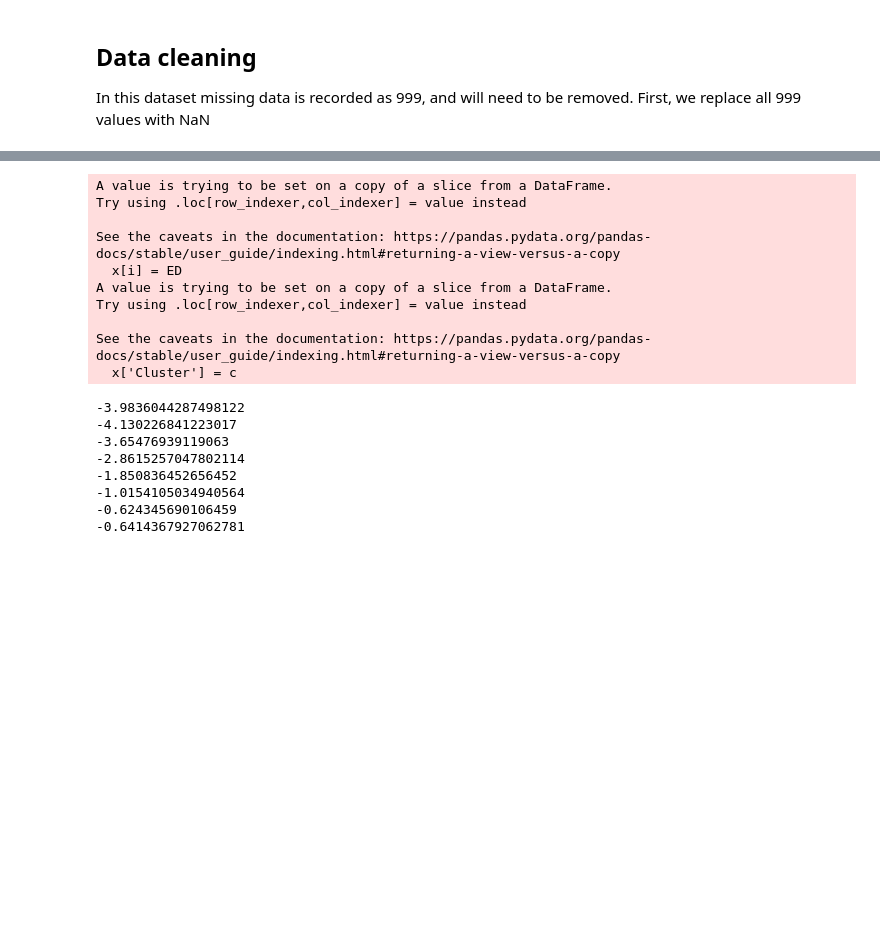
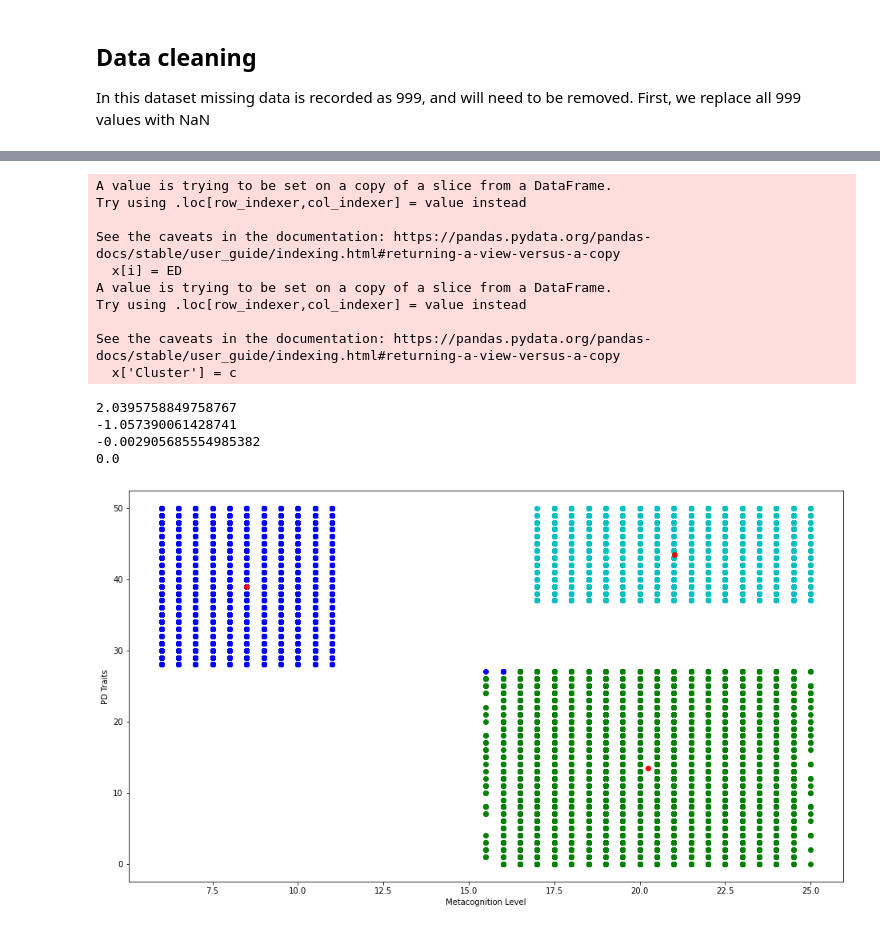
Before and after one commit to NGabry/K-Means-Clustering-Metacognition, a Jupyter notebook: Metacog_Cluster_Analysis.ipynb, the cells around one changed output, grey strips where cells are left out. Drawn from its saved outputs; the diff is of its cells as text; code cells hidden in the pictures; blank space fills up the shorter version.

```diff
--- a/Metacog_Cluster_Analysis.ipynb
+++ b/Metacog_Cluster_Analysis.ipynb
@@ -78,6 +78,7 @@ k = 3
 centroids = (x.sample(n=k))
 #This assigns all points to the closest centroid, recomputes centroids of new clusters, and repeats.
 #Change diff to a higher number for increased certainty at a trade-off of longer run time
+plt.figure(figsize=(16,9))#POTENTIALLY PROBLEMATIC
 diff = 100
 j = 0
 while diff != 0:
@@ -103,38 +104,35 @@ while diff != 0:
                 pos = i+1
         c.append(pos)
     x['Cluster'] = c
     centroids_new = x.groupby(['Cluster']).mean([['PD','METACOG']])
     if j == 0:
         diff = 100
         j = j+1
     else:
         diff = (centroids_new['PD'] - centroids['PD']).sum() + (centroids_new['METACOG'] - centroids['METACOG']).sum()
         print(diff.sum())
     centroids = x.groupby(['Cluster']).mean()[['PD','METACOG']]
 clist = ['c','g','b','y','m']
 for k in range(k):
     data=x[x['Cluster']==k+1]
     plt.scatter(data['METACOG'],data['PD'],c=clist[k])
 plt.scatter(centroids['METACOG'],centroids['PD'],c='r')
 plt.xlabel('Metacognition Level')
 plt.ylabel('PD Traits')
 plt.show()
 # %% [output]
 A value is trying to be set on a copy of a slice from a DataFrame.
 Try using .loc[row_indexer,col_indexer] = value instead
 
 See the caveats in the documentation: https://pandas.pydata.org/pandas-docs/stable/user_guide/indexing.html#returning-a-view-versus-a-copy
   x[i] = ED
 A value is trying to be set on a copy of a slice from a DataFrame.
 Try using .loc[row_indexer,col_indexer] = value instead
 
 See the caveats in the documentation: https://pandas.pydata.org/pandas-docs/stable/user_guide/indexing.html#returning-a-view-versus-a-copy
   x['Cluster'] = c
--3.9836044287498122
--4.130226841223017
--3.65476939119063
--2.8615257047802114
--1.850836452656452
--1.0154105034940564
--0.624345690106459
--0.6414367927062781
+2.0395758849758767
+-1.057390061428741
+-0.002905685554985382
+0.0
+[figure, added]
```
Also changed, not shown: parts of 2 cells of this notebook, 3 other files.
